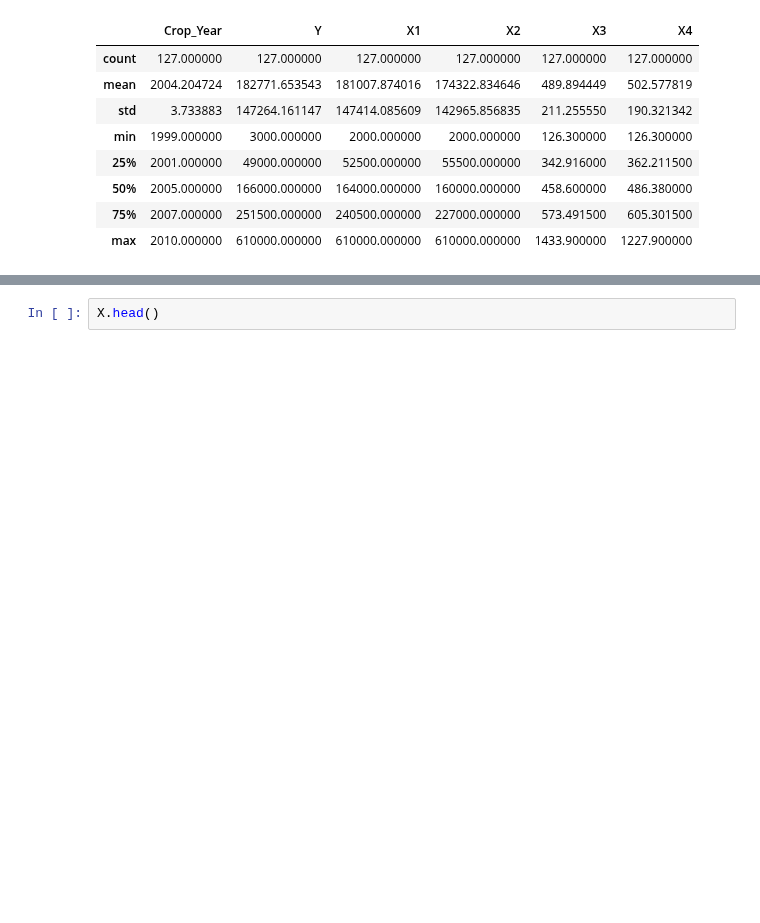
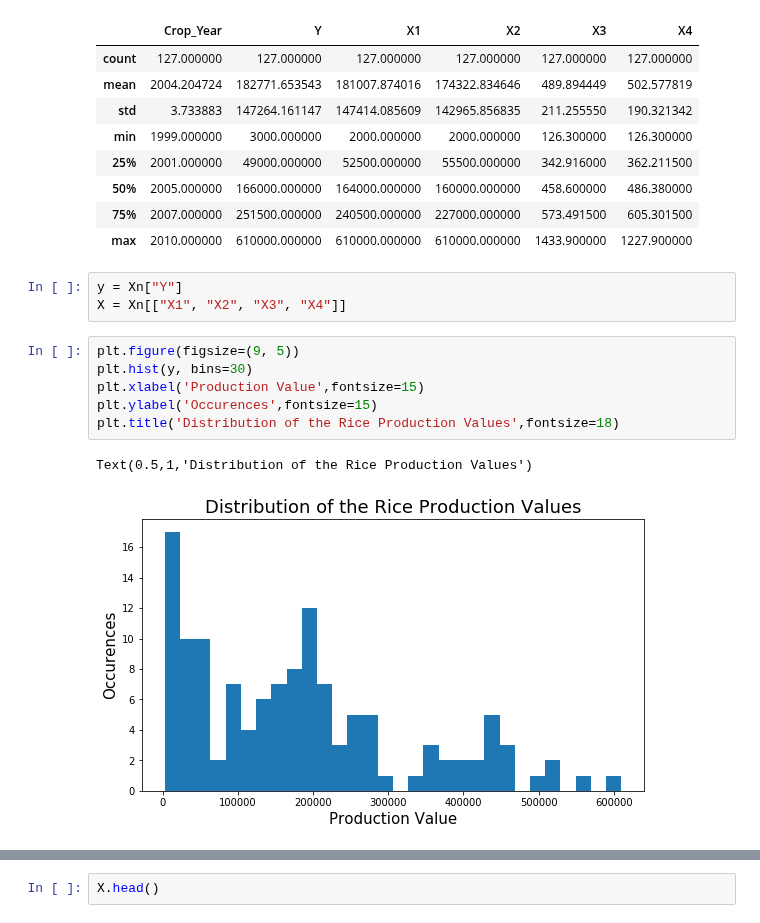
Before and after one commit to AkshanshChahal/ML-in-Agriculture, a Jupyter notebook: Baseline.ipynb, the cells around one changed output, grey strips where cells are left out. Cells and saved outputs as stored; diff of their text form; blank space fills up the shorter version.

Commit message:
Added some graph plots

```diff
--- a/Baseline.ipynb
+++ b/Baseline.ipynb
@@ -100,3 +106,15 @@ Xn.describe()
 | 50% | 2005.000000 | 166000.000000 | 164000.000000 | 160000.000000 | 458.600000 | 486.380000 |
 | 75% | 2007.000000 | 251500.000000 | 240500.000000 | 227000.000000 | 573.491500 | 605.301500 |
 | max | 2010.000000 | 610000.000000 | 610000.000000 | 610000.000000 | 1433.900000 | 1227.900000 |
+# %%
+y = Xn["Y"]
+X = Xn[["X1", "X2", "X3", "X4"]]
+# %%
+plt.figure(figsize=(9, 5))
+plt.hist(y, bins=30)
+plt.xlabel('Production Value',fontsize=15)
+plt.ylabel('Occurences',fontsize=15)
+plt.title('Distribution of the Rice Production Values',fontsize=18)
+# %% [output]
+Text(0.5,1,'Distribution of the Rice Production Values')
+[figure, added]
```
Also changed, not shown: parts of 9 cells of this notebook.
